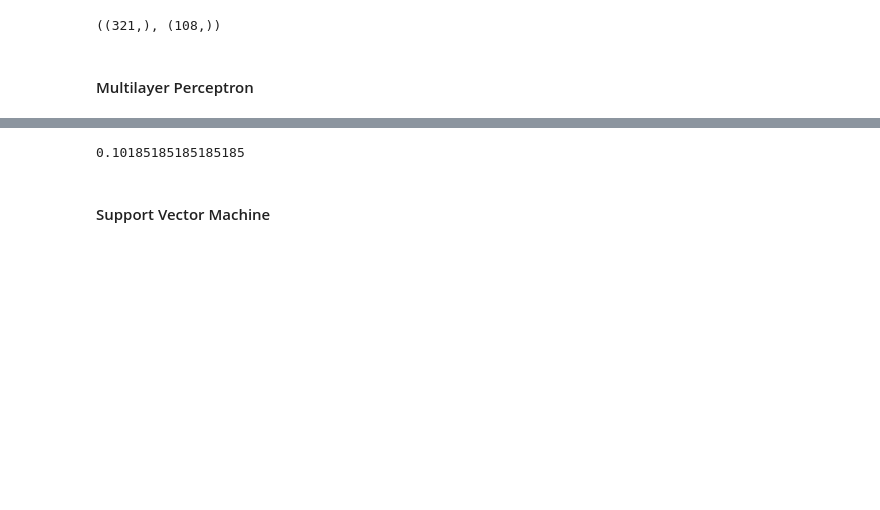
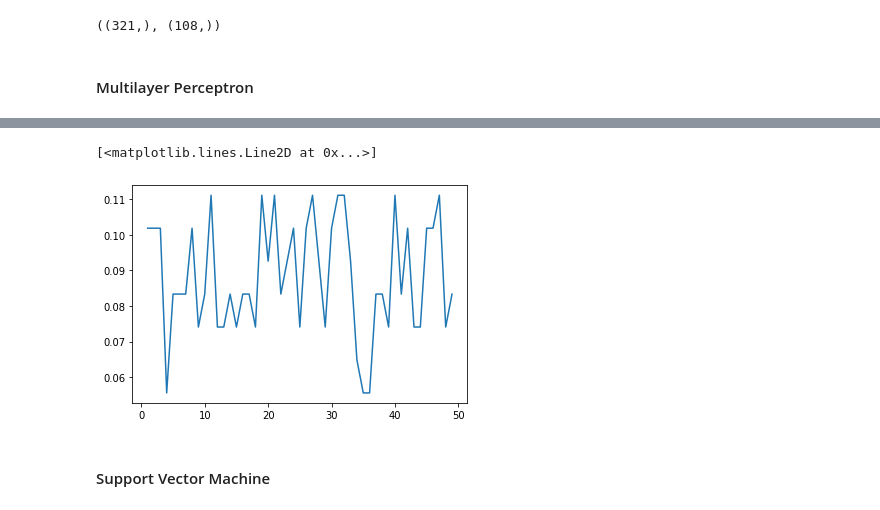
Before and after one commit to abhishekgupta3/EEG-Based-Imagined-Speech-Detection, a Jupyter notebook: Classification.ipynb, the cells around one changed output, grey strips where cells are left out. Drawn from its saved outputs; the diff is of its cells as text; code cells hidden in the pictures; blank space fills up the shorter version.

```diff
--- a/Classification.ipynb
+++ b/Classification.ipynb
@@ -61,12 +60,11 @@ y_train.shape, y_test.shape
 # %% [markdown]
 #### Multilayer Perceptron
 # %%
-clf = MLPClassifier(hidden_layer_sizes=(1000, 100, 10),
-                    shuffle=True,
-                    max_iter=30,
-                    batch_size=30,
-                    alpha=0.001,
-                    solver='sgd',
-                    verbose=True,
-                    early_stopping=True,
-                    momentum=0.9)
+iter = []
+acc = []
+for i in range(1, 50) :
+    clf = MLPClassifier(hidden_layer_sizes=(1000, 100, 10), max_iter=i, alpha=0.001, solver='sgd')
+    clf.fit(x_train, y_train)
+    y_pred = clf.predict(x_test)
+    iter.append(i)
+    acc.append(accuracy_score(y_test, y_pred))
@@ -104,8 +71,8 @@ MLPClassifier(alpha=0.001, batch_size=30, early_stopping=True,
-# %%
-y_pred = clf.predict(x_test)
-print(accuracy_score(y_test, y_pred))
-# %% [output]
-0.10185185185185185
+# %%
+plt.plot(iter, acc)
+# %% [output]
+[<matplotlib.lines.Line2D at 0x...>]
+[figure, added]
 # %% [markdown]
 #### Support Vector Machine
 # %%
```
Also changed, not shown: parts of 26 cells of this notebook, 1 other file.
